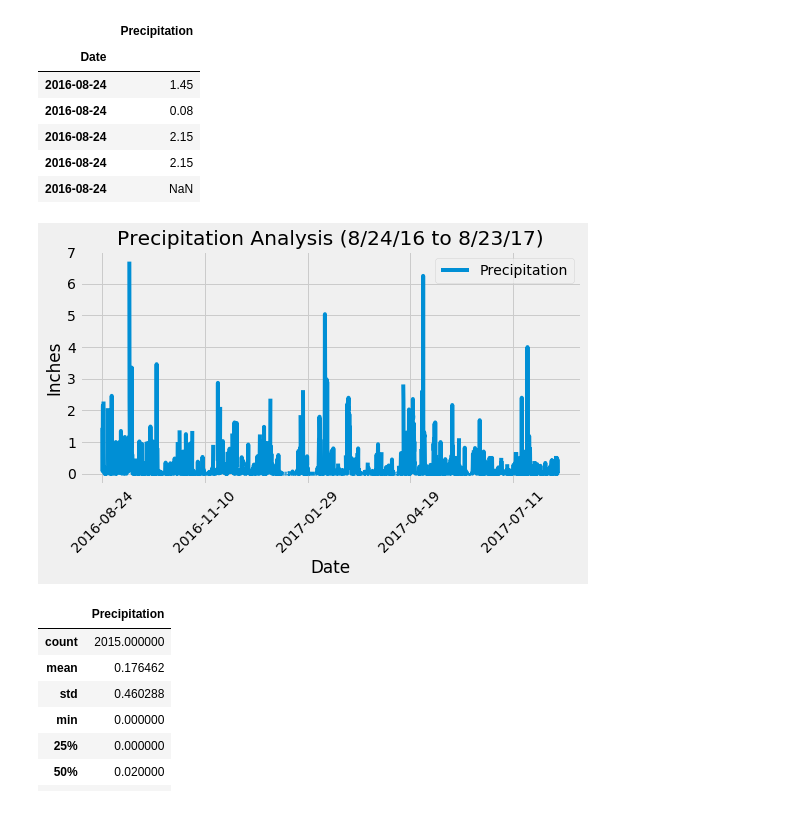
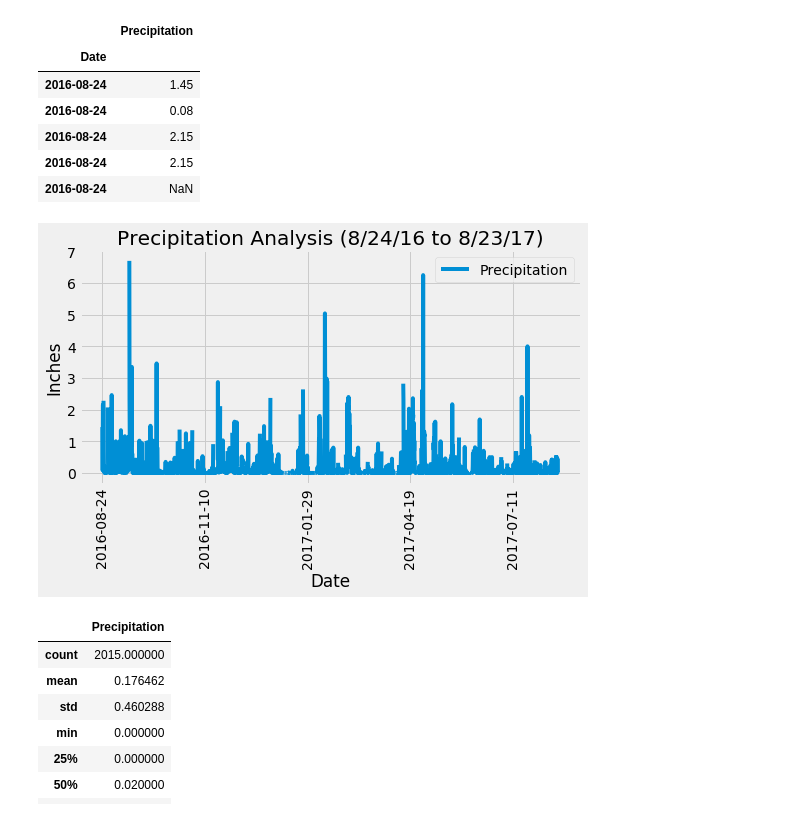
Before and after one commit to SurabhiSood/SQLAlchemy_Project, a Jupyter notebook: climate_starter.ipynb, the cells around one changed output. Saved outputs shown, nothing was run; the diff lists cells and outputs as text; code cells hidden in the pictures.

```diff
--- a/climate_starter.ipynb
+++ b/climate_starter.ipynb
@@ -92,12 +94,12 @@ prcp_df.head()
 | 2016-08-24 | 2.15 |
 | 2016-08-24 | NaN |
 # %%
-ax = prcp_df.plot(figsize=(8,4), rot=45)
+ax = prcp_df.plot(figsize=(8,4),rot=90)
 ax.set_title("Precipitation Analysis (8/24/16 to 8/23/17)")
 ax.set_ylabel('Inches')
 plt.show()
 # %% [output]
-[figure, old version]
+[figure, new version]
 # %%
 # Use Pandas to calcualte the summary statistics for the precipitation data
 
```
Also changed, not shown: parts of 12 cells of this notebook, 1 other file.
